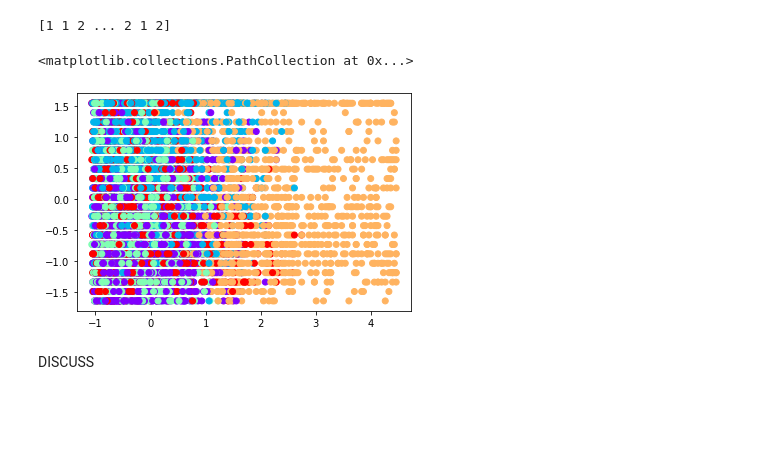
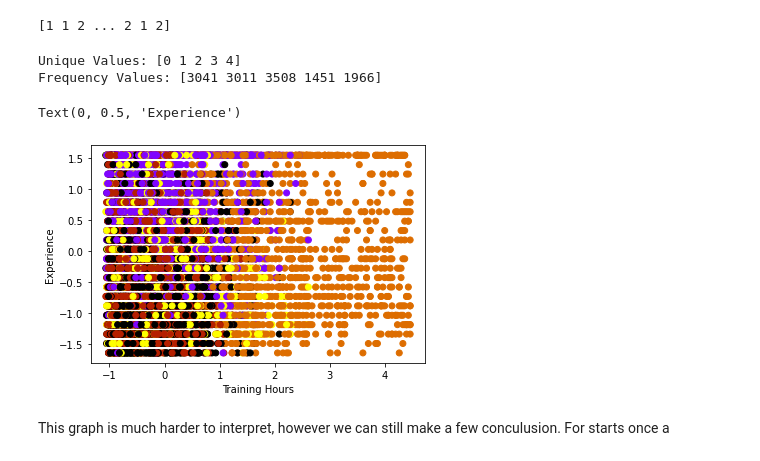
Before and after one commit to jmazor/Machine_A4, a Jupyter notebook: Mazor_Justin_A4.ipynb, the cells around one changed output. Drawn from its saved outputs; the diff is of its cells as text; code cells hidden in the pictures; blank space fills up the shorter version.

Commit message:
Discussions

```diff
--- a/Mazor_Justin_A4.ipynb
+++ b/Mazor_Justin_A4.ipynb
@@ -332,10 +375,25 @@ clustering.fit(X_scaled)
 print(clustering.labels_)
 # %% [output]
 [1 1 2 ... 2 1 2]
+# %%
+unique, frequency = np.unique(clustering.labels_,
+                              return_counts = True)
+# print unique values array
+print("Unique Values:",
+      unique)
+
+# print frequency array
+print("Frequency Values:",
+      frequency)
+# %% [output]
+Unique Values: [0 1 2 3 4]
+Frequency Values: [3041 3011 3508 1451 1966]
 # %%
-plt.scatter(X_scaled[:,X_features.index("training_hours")],X_scaled[:,X_features.index("experience")],c=clustering.labels_,cmap='rainbow')
+plt.scatter(X_scaled[:,X_features.index("training_hours")],X_scaled[:,X_features.index("experience")],c=clustering.labels_,cmap='gnuplot')
+plt.xlabel('Training Hours')
+plt.ylabel('Experience')
 # %% [output]
-<matplotlib.collections.PathCollection at 0x...>
+Text(0, 0.5, 'Experience')
-[figure, old version]
+[figure, new version]
-# %% [markdown]
-DISCUSS
+# %% [markdown]
+This graph is much harder to interpret, however we can still make a few conculusion. For starts once a
```
Also changed, not shown: parts of 19 cells of this notebook.
